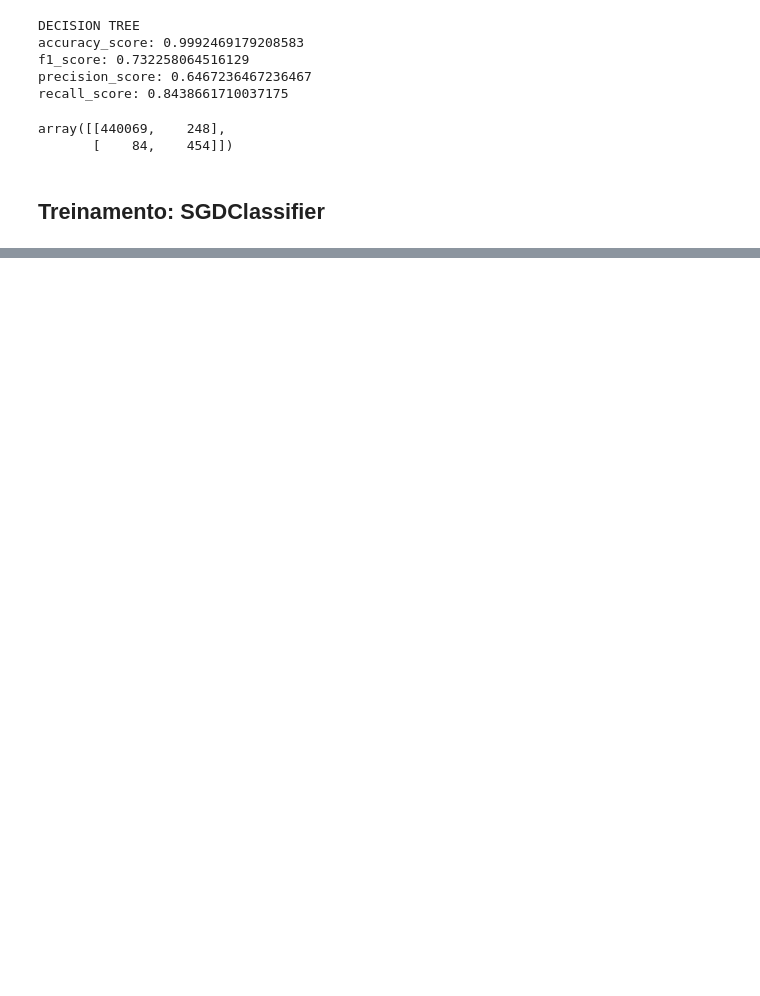
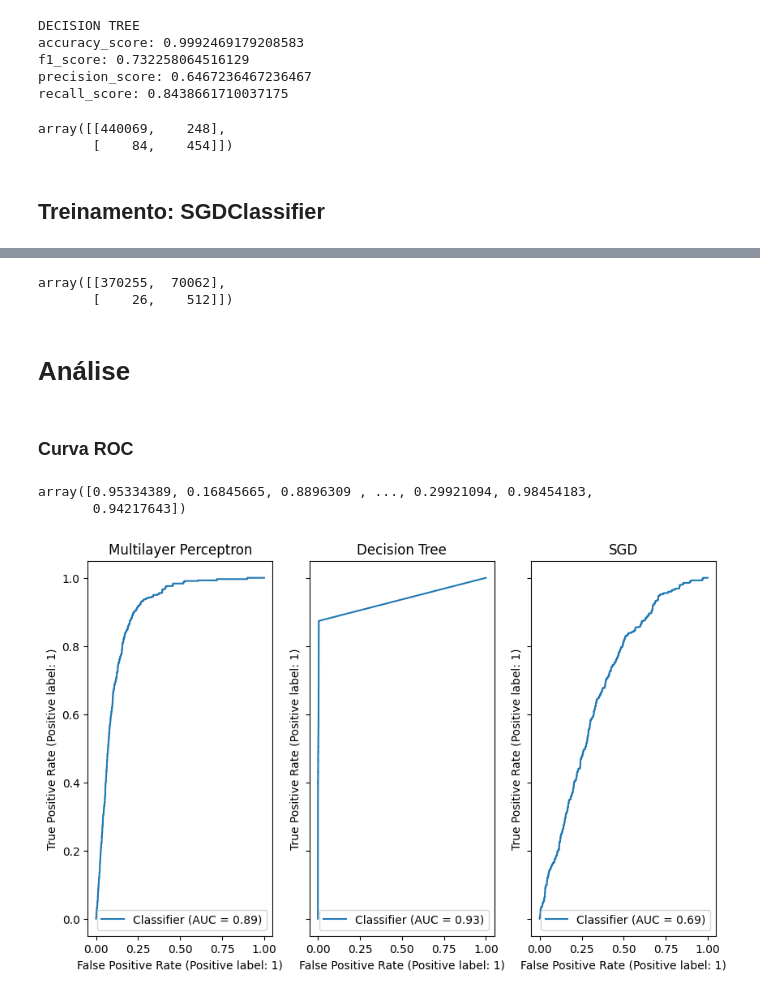
Before and after one commit to MartonioJunior/Aprendizagem-Automatica, a Jupyter notebook: Trabalho final/Treinamento de dados.ipynb, the cells around one changed output, grey strips where cells are left out. Drawn from its saved outputs; the diff is of its cells as text; code cells hidden in the pictures; blank space fills up the shorter version.

```diff
--- a/Trabalho final/Treinamento de dados.ipynb
+++ b/Trabalho final/Treinamento de dados.ipynb
@@ -125,6 +155,7 @@ Fitting 5 folds for each of 3 candidates, totalling 15 fits
 decision_tree_best_model = decision_tree_grid_search.best_estimator_
 decision_tree_trained = decision_tree_best_model.fit(X_train_balanced, y_train_balanced)
 decision_tree_y_pred = decision_tree_trained.predict(X_test)
+decision_tree_predict_proba = decision_tree_trained.predict_proba(X_test)
 print("DECISION TREE")
 print(f"accuracy_score: {accuracy_score(y_test, decision_tree_y_pred)}")
 print(f"f1_score: {f1_score(y_test, decision_tree_y_pred)}")
@@ -145,13 +176,13 @@ array([[440069,    248],
 ## Treinamento: SGDClassifier
 # %%
 sgd_pipeline = Pipeline([('scaler',  StandardScaler()),
-            ('SGDClassifier', SGDClassifier(random_state = RANDOM_STATE))])
+            ('SGDClassifier', SGDClassifier(random_state = RANDOM_STATE, loss='log_loss', tol=1e-100))])
 sgd_params = {
     "SGDClassifier__penalty": ['l2', 'elasticnet'],
-    "SGDClassifier__max_iter": [1000, 3000, 5000]
+    "SGDClassifier__max_iter": [10000, 30000, 50000]
 }
-sgd_grid_search = GridSearchCV(sgd_pipeline, sgd_params, scoring="f1", cv=5, verbose=3)
-sgd_grid_search = sgd_grid_search.fit(X_train_balanced, y_train_balanced)
+sgd_grid_search = GridSearchCV(sgd_pipeline, sgd_params, scoring="f1", cv=5, verbose=3, n_jobs=4)
+sgd_grid_search = sgd_grid_search.fit(X_train_undersampled, y_train_undersampled)
 sgd_grid_search.best_params_
 # %% [output]
 Fitting 5 folds for each of 6 candidates, totalling 30 fits
@@ -175,7 +206,8 @@ Fitting 5 folds for each of 6 candidates, totalling 30 fits
 # %%
 sgd_best_model = sgd_grid_search.best_estimator_
-sgd_trained = sgd_best_model.fit(X_train_balanced, y_train_balanced)
+sgd_trained = sgd_best_model.fit(X_train_undersampled, y_train_undersampled)
 sgd_y_pred = sgd_trained.predict(X_test)
+sgd_predict_proba = sgd_best_model.predict_proba(X_test)
 print("SGD Classifier")
 print(f"accuracy_score: {accuracy_score(y_test, sgd_y_pred)}")
 print(f"f1_score: {f1_score(y_test, sgd_y_pred)}")
@@ -190,3 +222,5 @@ recall_score: 0.604089219330855
+# %%
+sgd_predict_proba = sgd_best_model.predict_proba(X_test)
 # %%
 confusion_matrix(y_test, sgd_y_pred)
 # %% [output]
@@ -194,0 +276,7 @@ array([[309242, 131075],
+# %%
+confusion_matrix(y_test, svm_y_pred)
+# %% [output]
+array([[370255,  70062],
+       [    26,    512]])
+# %% [markdown]
+# Análise
@@ -194,0 +302,16 @@ array([[309242, 131075],
+# %% [markdown]
+### Curva ROC
+# %%
+mlp_predict_proba[:,0]
+# %% [output]
+array([0.95334389, 0.16845665, 0.8896309 , ..., 0.29921094, 0.98454183,
+       0.94217643])
+# %%
+fig, ax = plt.subplots(nrows=1, ncols=3, figsize=(10, 6), sharey=True)
+for ax_idx, (estimator, name) in enumerate([(mlp_predict_proba, "Multilayer Perceptron"), (decision_tree_predict_proba, "Decision Tree"), (sgd_predict_proba, "SGD")]):
+    RocCurveDisplay.from_predictions(y_test, estimator[:,1], ax=ax[ax_idx])
+    handles, label = ax[ax_idx].get_legend_handles_labels()
+    # ax[ax_idx].legend(handles[:2], ["Training Score", "Test Score"])
+    ax[ax_idx].set_title(f"{name}")
+# %% [output]
+[figure, added]
```
Also changed, not shown: parts of 21 cells of this notebook.
